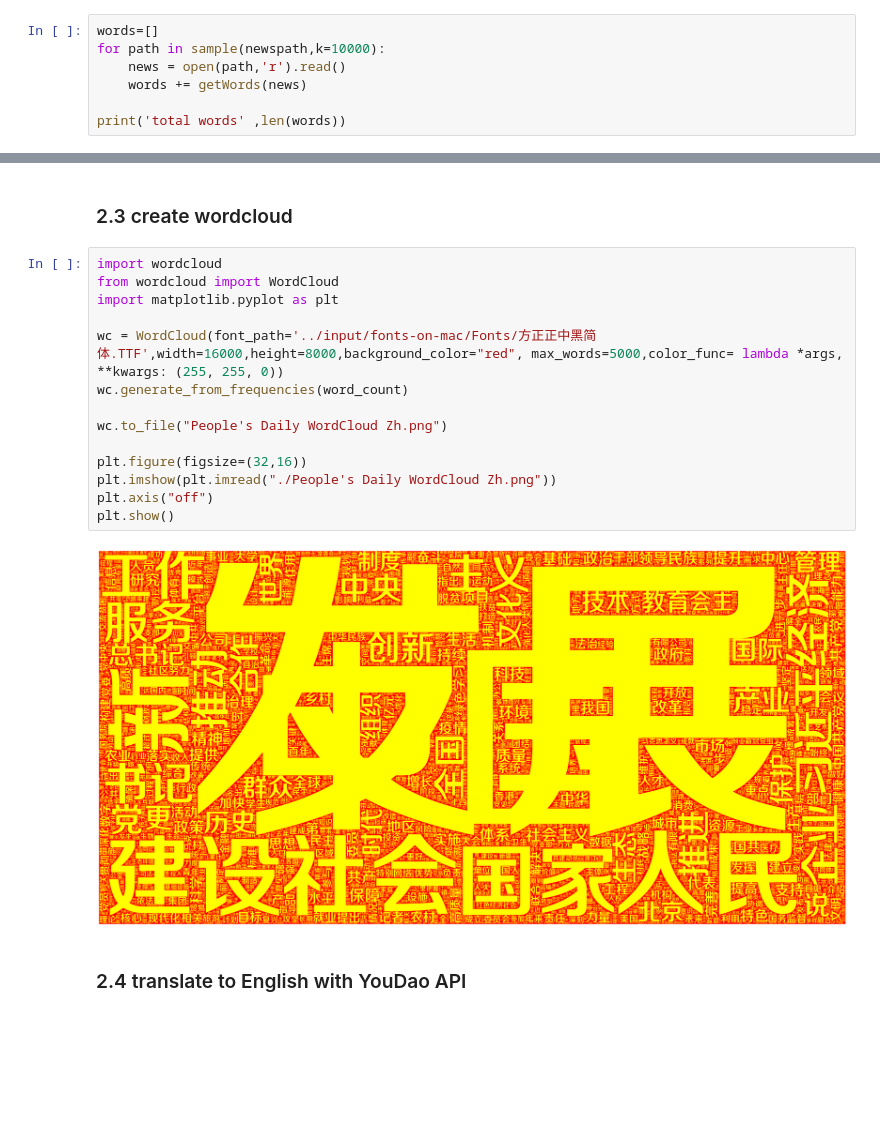
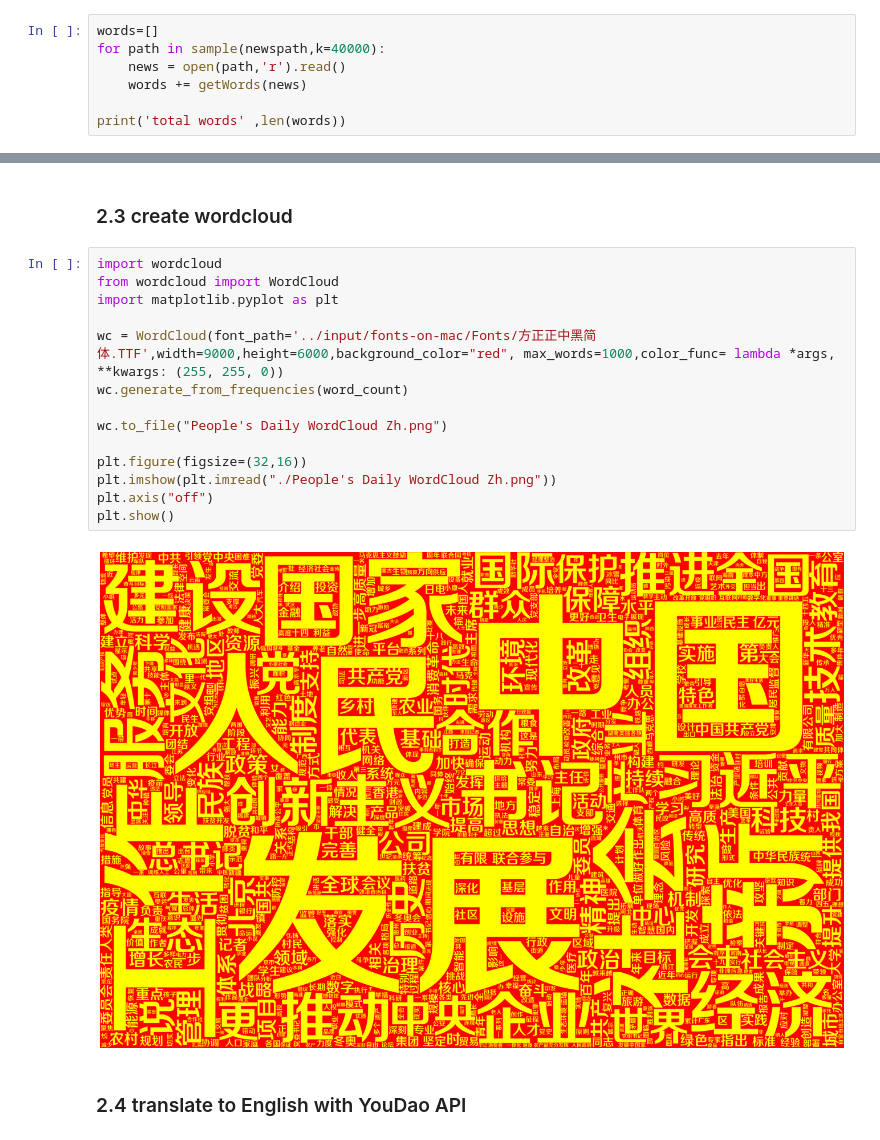
Before and after one commit to Concyclics/NewsPaperSpider, a Jupyter notebook: people-s-daily-keyword-cloud.ipynb, the cells around one changed output, grey strips where cells are left out. Cells and saved outputs as stored; diff of their text form; blank space fills up the shorter version.

Commit message:
Kaggle Notebook | People's Daily WordCloud Visualization | Version 19

```diff
--- a/people-s-daily-keyword-cloud.ipynb
+++ b/people-s-daily-keyword-cloud.ipynb
@@ -385,7 +384,7 @@ def getWords(news:str):
     return removed_split_news
 # %%
 words=[]
-for path in sample(newspath,k=10000):
+for path in sample(newspath,k=40000):
     news = open(path,'r').read()
     words += getWords(news)
 
@@ -526,19 +525,19 @@ word_ds.head(20)
 # %%
 import wordcloud
 from wordcloud import WordCloud
 import matplotlib.pyplot as plt
 
-wc = WordCloud(font_path='../input/fonts-on-mac/Fonts/方正正中黑简体.TTF',width=16000,height=8000,background_color="red", max_words=5000,color_func= lambda *args, **kwargs: (255, 255, 0))
+wc = WordCloud(font_path='../input/fonts-on-mac/Fonts/方正正中黑简体.TTF',width=9000,height=6000,background_color="red", max_words=1000,color_func= lambda *args, **kwargs: (255, 255, 0))
 wc.generate_from_frequencies(word_count)
 
 wc.to_file("People's Daily WordCloud Zh.png")
 
 plt.figure(figsize=(32,16))
 plt.imshow(plt.imread("./People's Daily WordCloud Zh.png"))
 plt.axis("off")
 plt.show()
 # %% [output]
-[figure, old version]
+[figure, new version]
 # %% [markdown]
 ### 2.4 translate to English with YouDao API
 # %%
```
Also changed, not shown: parts of 20 cells of this notebook.
